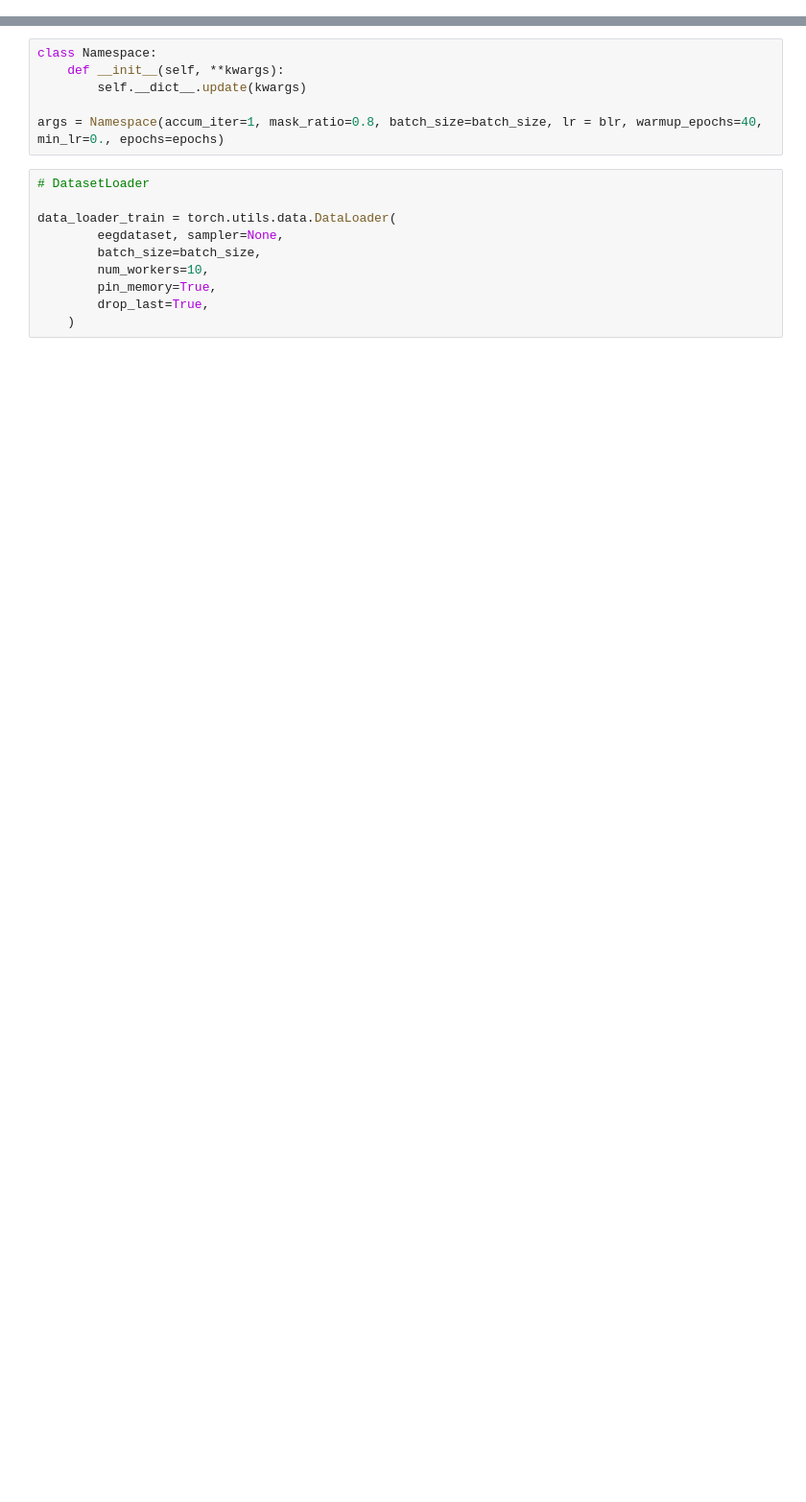
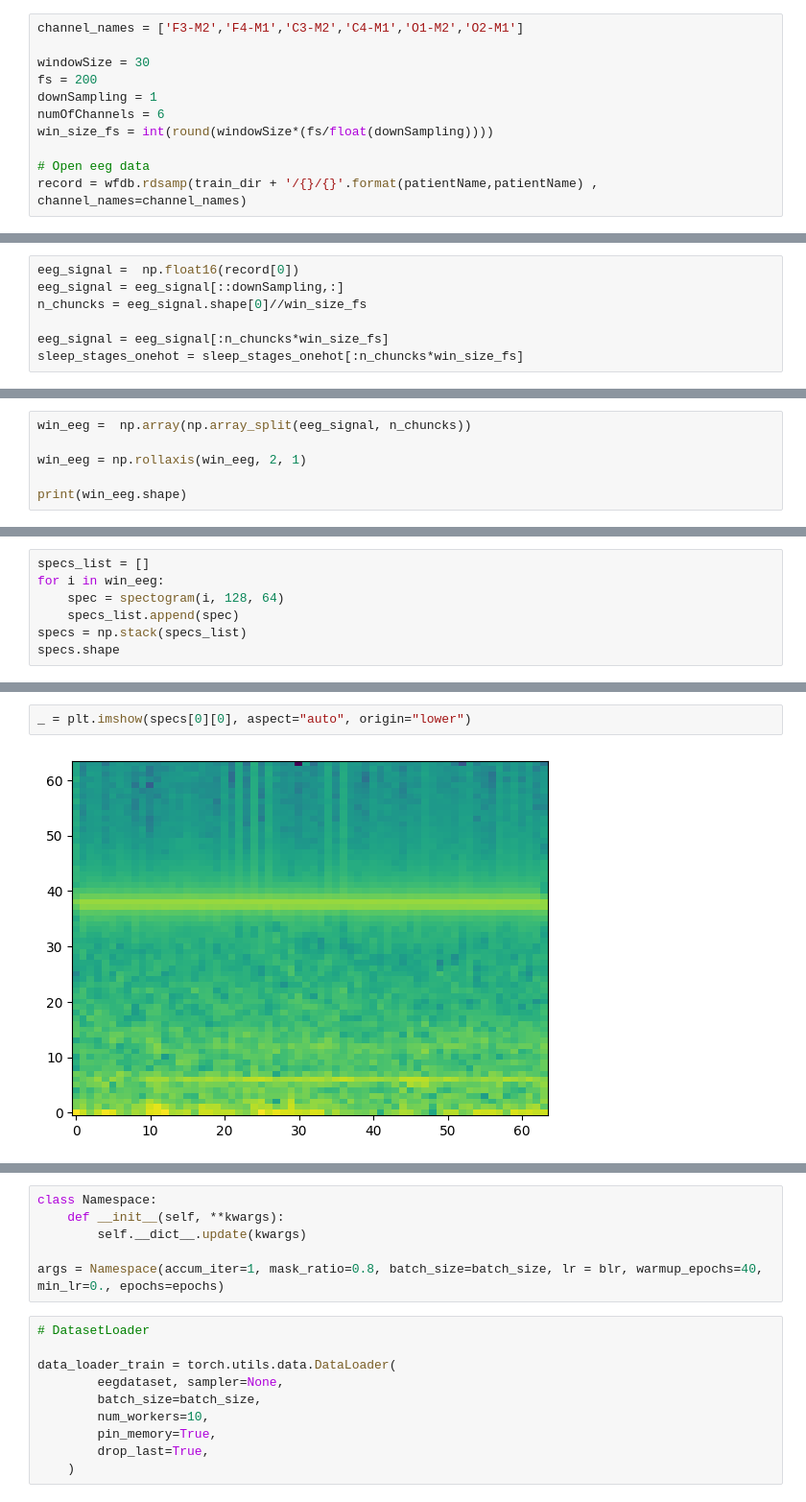
Before and after one commit to jiapulidoar/EEGMAE, a Jupyter notebook: maeeeg.ipynb, the cells around one changed output, grey strips where cells are left out. Shown at 96% size. Cells and saved outputs as stored; diff of their text form; blank space fills up the shorter version.

Commit message:
Update model training and notebook

```diff
--- a/maeeeg.ipynb
+++ b/maeeeg.ipynb
@@ -11,0 +37,11 @@ from engine_pretrain import train_one_epoch
+# %%
+channel_names = ['F3-M2','F4-M1','C3-M2','C4-M1','O1-M2','O2-M1']
+
+windowSize = 30
+fs = 200
+downSampling = 1
+numOfChannels = 6
+win_size_fs = int(round(windowSize*(fs/float(downSampling))))
+
+# Open eeg data
+record = wfdb.rdsamp(train_dir + '/{}/{}'.format(patientName,patientName) , channel_names=channel_names)
@@ -11,0 +95,7 @@ from engine_pretrain import train_one_epoch
+# %%
+eeg_signal =  np.float16(record[0])
+eeg_signal = eeg_signal[::downSampling,:]
+n_chuncks = eeg_signal.shape[0]//win_size_fs
+
+eeg_signal = eeg_signal[:n_chuncks*win_size_fs]
+sleep_stages_onehot = sleep_stages_onehot[:n_chuncks*win_size_fs]
@@ -11,0 +108,6 @@ from engine_pretrain import train_one_epoch
+# %%
+win_eeg =  np.array(np.array_split(eeg_signal, n_chuncks))
+
+win_eeg = np.rollaxis(win_eeg, 2, 1)
+
+print(win_eeg.shape)
@@ -11,0 +128,7 @@ from engine_pretrain import train_one_epoch
+# %%
+specs_list = []
+for i in win_eeg:
+    spec = spectogram(i, 128, 64)
+    specs_list.append(spec)
+specs = np.stack(specs_list)
+specs.shape
@@ -11,0 +145,4 @@ from engine_pretrain import train_one_epoch
+# %%
+_ = plt.imshow(specs[0][0], aspect="auto", origin="lower")
+# %% [output]
+[figure, added]
```
Also changed, not shown: parts of 61 cells of this notebook, 6 other files.
